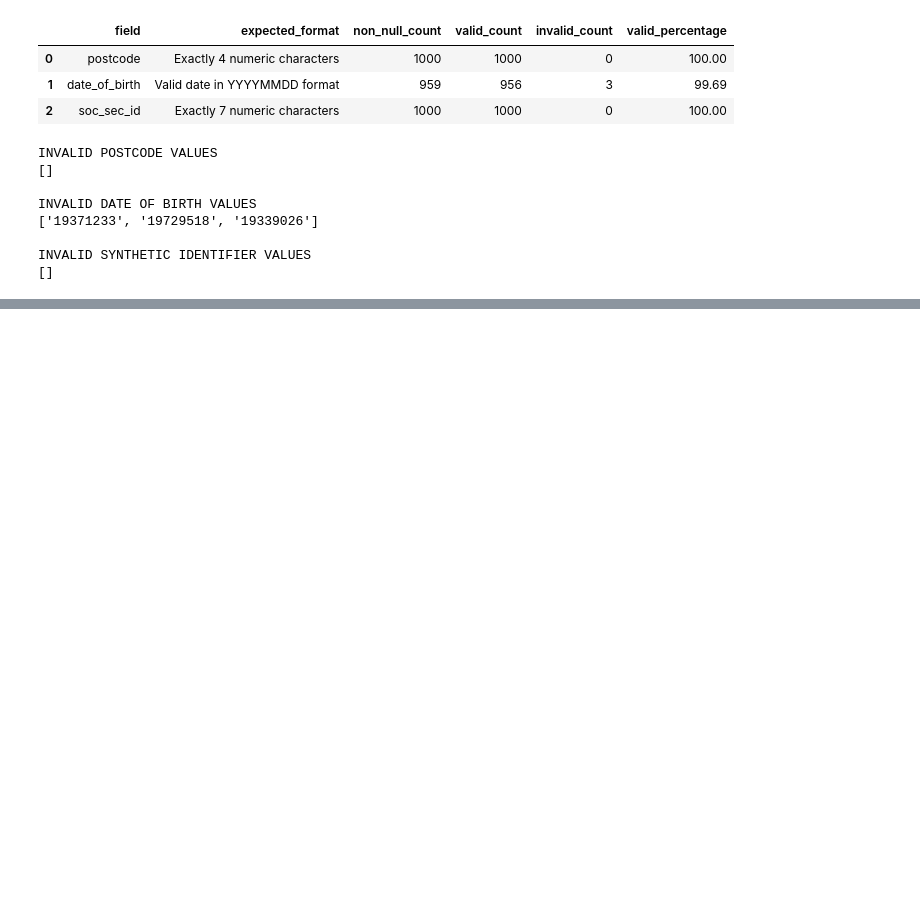
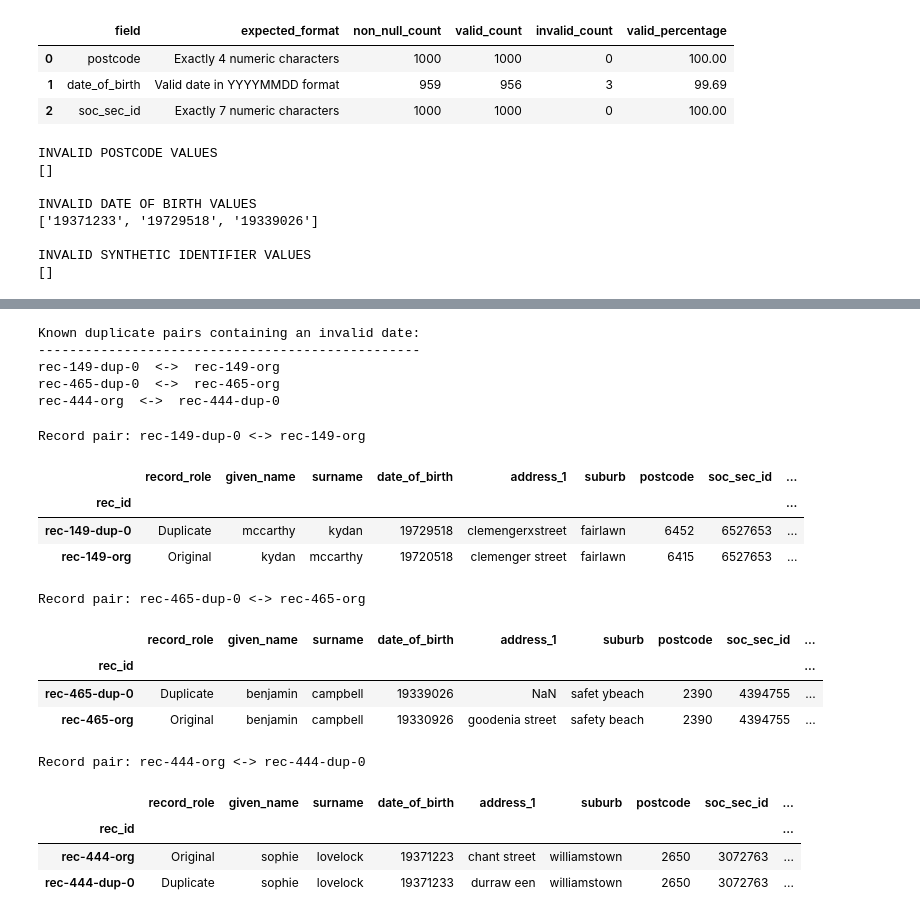
Before and after one commit to WaleBalogunK/Repository-name-entity-resolution-golden-record-lab, a Jupyter notebook: notebooks/01_data_acquisition_and_initial_audit.ipynb, the cells around one changed output, grey strips where cells are left out. Saved outputs shown, nothing was run; the diff lists cells and outputs as text; code cells hidden in the pictures; blank space fills up the shorter version.

```diff
--- a/notebooks/01_data_acquisition_and_initial_audit.ipynb
+++ b/notebooks/01_data_acquisition_and_initial_audit.ipynb
@@ -846,0 +861,75 @@ INVALID SYNTHETIC IDENTIFIER VALUES
+# %%
+invalid_date_match_pairs = [
+    (record_id_1, record_id_2)
+    for record_id_1, record_id_2 in true_links
+    if (
+        record_id_1 in invalid_date_record_ids
+        or record_id_2 in invalid_date_record_ids
+    )
+]
+
+print("Known duplicate pairs containing an invalid date:")
+print("-------------------------------------------------")
+
+for record_id_1, record_id_2 in invalid_date_match_pairs:
+    print(f"{record_id_1}  <->  {record_id_2}")
+# %% [output]
+Known duplicate pairs containing an invalid date:
+-------------------------------------------------
+rec-149-dup-0  <->  rec-149-org
+rec-465-dup-0  <->  rec-465-org
+rec-444-org  <->  rec-444-dup-0
+# %%
+comparison_fields = [
+    "given_name",
+    "surname",
+    "date_of_birth",
+    "address_1",
+    "suburb",
+    "postcode",
+    "soc_sec_id"
+]
+
+for record_id_1, record_id_2 in invalid_date_match_pairs:
+    pair_comparison = febrl_records.loc[
+        [record_id_1, record_id_2],
+        comparison_fields
+    ].copy()
+
+    pair_comparison.insert(
+        0,
+        "record_role",
+        [
+            "Duplicate" if "-dup-" in record_id else "Original"
+            for record_id in pair_comparison.index
+        ]
+    )
+
+    pair_comparison["parsed_date_of_birth"] = pd.to_datetime(
+        pair_comparison["date_of_birth"],
+        format="%Y%m%d",
+        errors="coerce"
+    )
+
+    pair_comparison["date_is_valid"] = (
+        pair_comparison["parsed_date_of_birth"].notna()
+    )
+
+    print(f"\nRecord pair: {record_id_1} <-> {record_id_2}")
+    display(pair_comparison)
+# %% [output]
+Record pair: rec-149-dup-0 <-> rec-149-org
+|  | record_role | given_name | surname | date_of_birth | address_1 | suburb | postcode | soc_sec_id | ... |
+| rec_id |  |  |  |  |  |  |  |  | ... |
+| rec-149-dup-0 | Duplicate | mccarthy | kydan | 19729518 | clemengerxstreet | fairlawn | 6452 | 6527653 | ... |
+| rec-149-org | Original | kydan | mccarthy | 19720518 | clemenger street | fairlawn | 6415 | 6527653 | ... |
+Record pair: rec-465-dup-0 <-> rec-465-org
+|  | record_role | given_name | surname | date_of_birth | address_1 | suburb | postcode | soc_sec_id | ... |
+| rec_id |  |  |  |  |  |  |  |  | ... |
+| rec-465-dup-0 | Duplicate | benjamin | campbell | 19339026 | NaN | safet ybeach | 2390 | 4394755 | ... |
+| rec-465-org | Original | benjamin | campbell | 19330926 | goodenia street | safety beach | 2390 | 4394755 | ... |
+Record pair: rec-444-org <-> rec-444-dup-0
+|  | record_role | given_name | surname | date_of_birth | address_1 | suburb | postcode | soc_sec_id | ... |
+| rec_id |  |  |  |  |  |  |  |  | ... |
+| rec-444-org | Original | sophie | lovelock | 19371223 | chant street | williamstown | 2650 | 3072763 | ... |
+| rec-444-dup-0 | Duplicate | sophie | lovelock | 19371233 | durraw een | williamstown | 2650 | 3072763 | ... |
```
Also changed, not shown: parts of 1 cell of this notebook.
